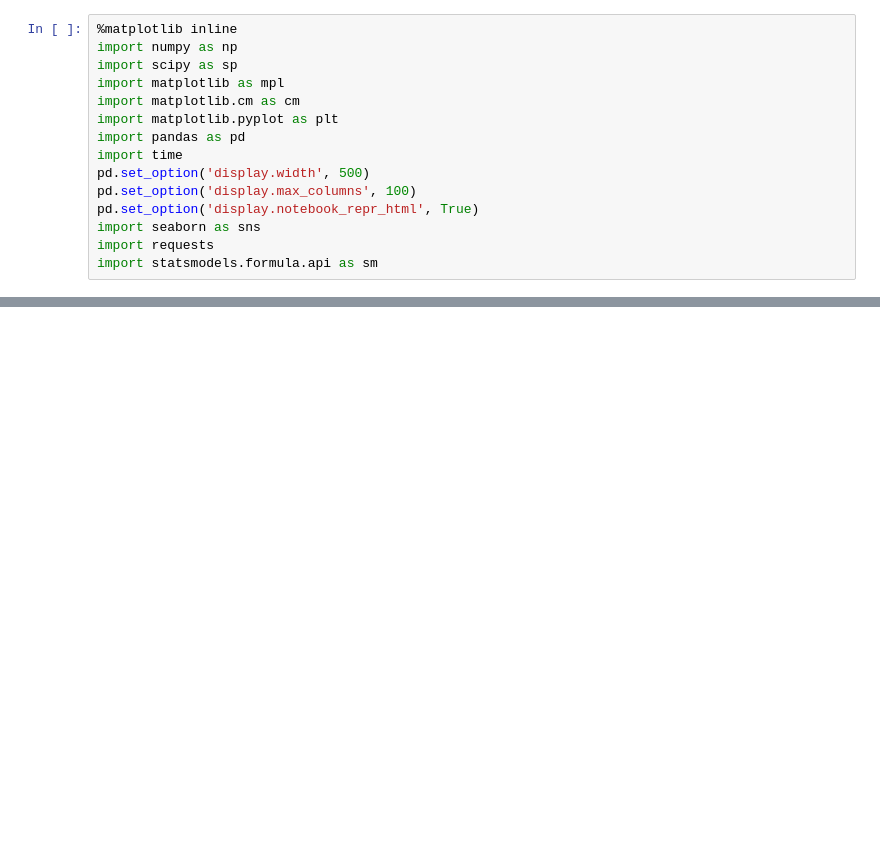
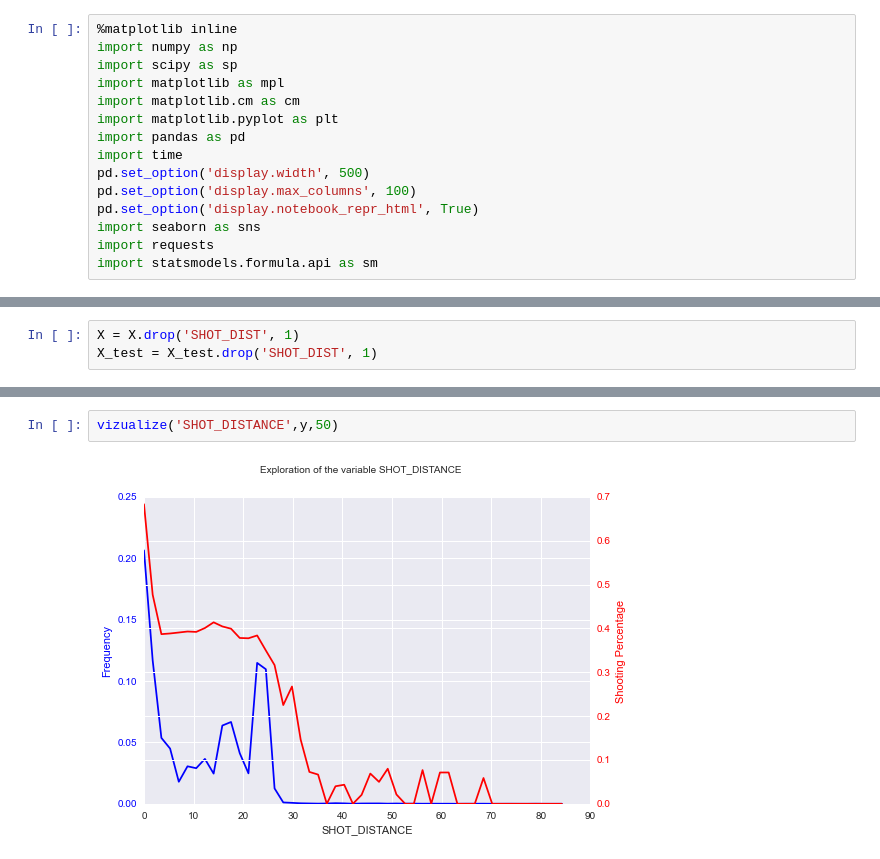
Before and after one commit to hwchase17/sportvu, a Jupyter notebook: Lasso.ipynb, the cells around one changed output, grey strips where cells are left out. Cells and saved outputs as stored; diff of their text form; blank space fills up the shorter version.

```diff
--- a/Lasso.ipynb
+++ b/Lasso.ipynb
@@ -130,0 +95,3 @@ Back Court(BC) 1.0 Alley Oop Dunk Shot Above the Break 3 16-24 ft. A
+# %%
+X = X.drop('SHOT_DIST', 1)
+X_test = X_test.drop('SHOT_DIST', 1)
@@ -130,0 +129,4 @@ Back Court(BC) 1.0 Alley Oop Dunk Shot Above the Break 3 16-24 ft. A
+# %%
+vizualize('SHOT_DISTANCE',y,50)
+# %% [output]
+[figure, added]
```
Also changed, not shown: parts of 156 cells of this notebook, 1 other file.
